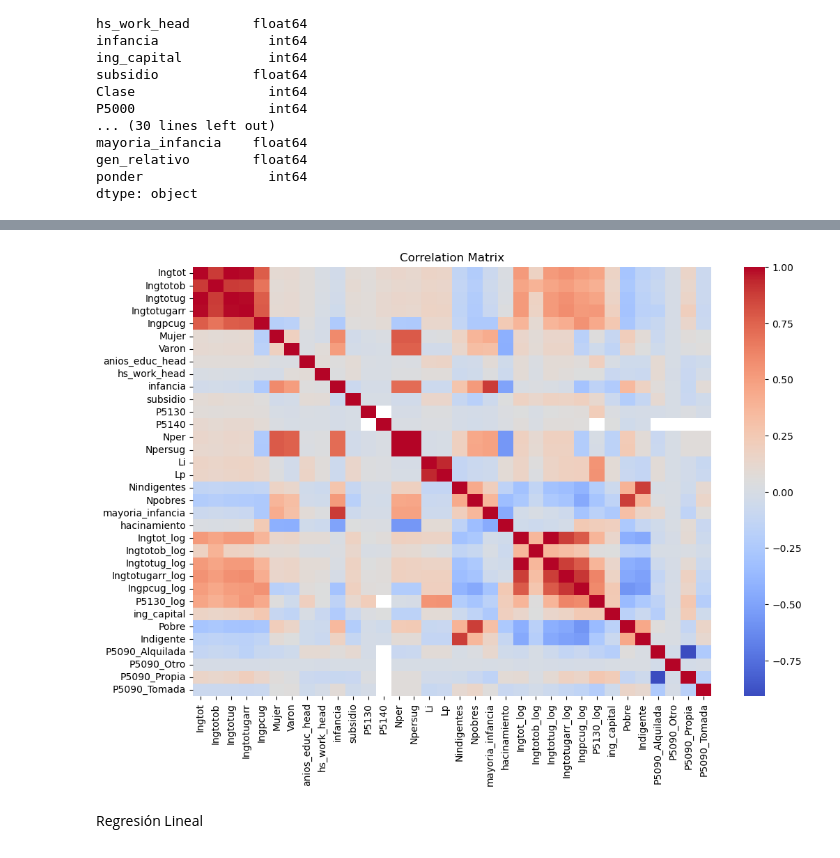
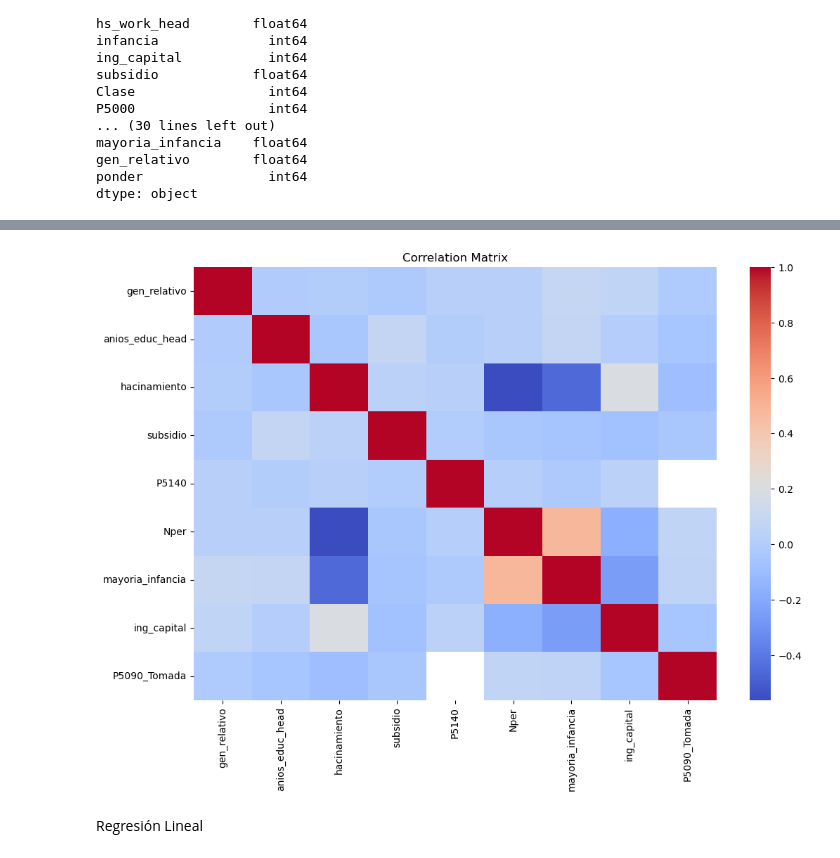
Before and after one commit to milagrosonofri/Problem_Set_2, a Jupyter notebook: scripts/2_analisis.ipynb, the cells around one changed output, grey strips where cells are left out. Cells and saved outputs as stored; diff of their text form; code cells hidden in the pictures.

```diff
--- a/scripts/2_analisis.ipynb
+++ b/scripts/2_analisis.ipynb
@@ -109,12 +109,17 @@ dtype: object
 numeric_columns = train_set.select_dtypes(include=[np.number]).columns
 summary_stats = {col: summarize(train_set, col, "ponder") for col in numeric_columns}
 # %%
+# continuas = [
+    # 'Ingtot', 'Ingtotob', 'Ingtotug', 'Ingtotugarr', 'Ingpcug',
+    #   'Mujer', 'Varon', 'anios_educ_head', 'hs_work_head', 'infancia',
+        # 'subsidio', 'P5130', 'P5140', 'Nper', 'Npersug', 'Li', 'Lp', 'Nindigentes',
+        #   'Npobres', 'mayoria_infancia', 'hacinamiento', 'Ingtot_log', 'Ingtotob_log', 'Ingtotug_log', 'Ingtotugarr_log',
+    #    'Ingpcug_log', 'P5130_log']
+
+
 continuas = [
-    'Ingtot', 'Ingtotob', 'Ingtotug', 'Ingtotugarr', 'Ingpcug',
-      'Mujer', 'Varon', 'anios_educ_head', 'hs_work_head', 'infancia',
-        'subsidio', 'P5130', 'P5140', 'Nper', 'Npersug', 'Li', 'Lp', 'Nindigentes',
-          'Npobres', 'mayoria_infancia', 'hacinamiento', 'Ingtot_log', 'Ingtotob_log', 'Ingtotug_log', 'Ingtotugarr_log',
-       'Ingpcug_log', 'P5130_log']
+     'gen_relativo', 'anios_educ_head', 'hacinamiento',
+    'subsidio', 'P5140', 'Nper', 'mayoria_infancia']
 
 for var in continuas:
     if var in train_set.columns:  # Ensure the variable exists in the DataFrame
@@ -176,8 +178,7 @@ Máximo: 20.21
 # Subset of the dataset with dummy variables
 dummies = [
     'ing_capital',
-    'Pobre', 'Indigente',
-    'P5090_Alquilada', 'P5090_Otro', 'P5090_Propia', 'P5090_Tomada'
+    'Pobre', 'P5090_Tomada'
 ]
 # %%
 for var in dummies:
@@ -200,16 +197,20 @@ for var in dummies:
 # %%
 #  matriz de correlación
 
+predictors = [
+     'gen_relativo', 'anios_educ_head', 'hacinamiento',
+    'subsidio', 'P5140', 'Nper', 'mayoria_infancia', 'ing_capital', 'P5090_Tomada']
+
 variables_matriz = continuas + dummies
-subset = train_set[variables_matriz]
+subset = train_set[predictors]
 
 corr = subset.corr()
 plt.figure(figsize=(12, 8))
 sns.heatmap(corr, cmap='coolwarm', fmt=".2f")
 plt.title("Correlation Matrix")
 plt.show()
 # %% [output]
-[figure, old version]
+[figure, new version]
 # %%
 from sklearn.linear_model import ElasticNetCV
 from sklearn.impute import SimpleImputer
```
Also changed, not shown: parts of 17 cells of this notebook, 1 other file.
